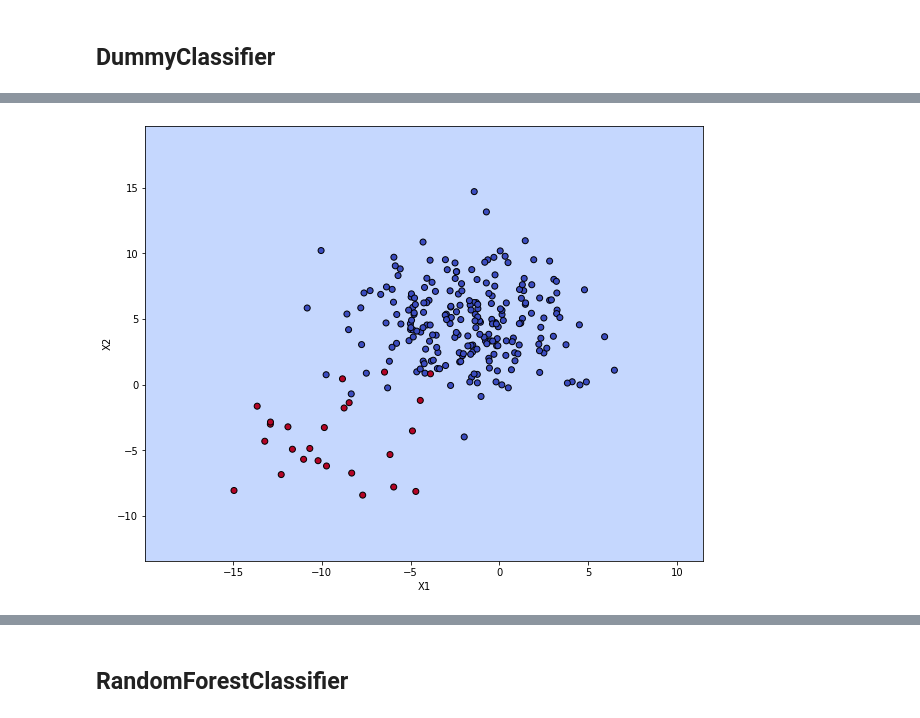
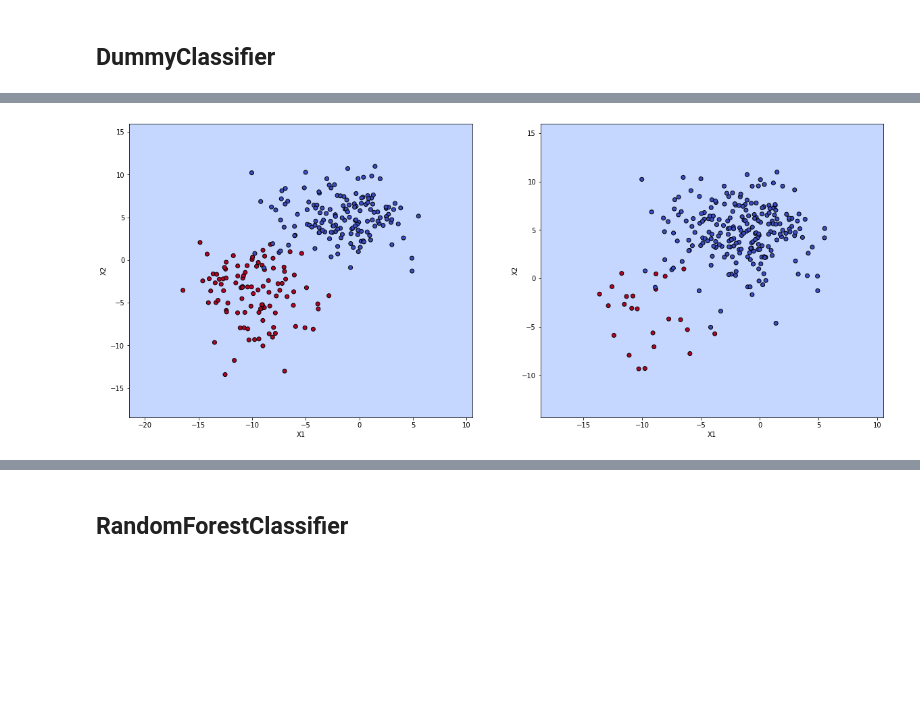
Before and after one commit to cenktura/data-science-experiments, a Jupyter notebook: Imbalanced Classification/sklearn_make_blobs.ipynb, the cells around one changed output, grey strips where cells are left out. Saved outputs shown, nothing was run; the diff lists cells and outputs as text; code cells hidden in the pictures; blank space fills up the shorter version.

```diff
--- a/Imbalanced Classification/sklearn_make_blobs.ipynb
+++ b/Imbalanced Classification/sklearn_make_blobs.ipynb
@@ -5,13 +5,16 @@ from sklearn.datasets import make_blobs
 # %% [markdown]
 ## Data Generation
 # %%
-X, y = make_blobs(n_samples=[900, 100], centers=None, n_features=2, random_state=1, cluster_std=3)
+X, y = make_blobs(n_samples=[600, 400], centers=None, n_features=2, random_state=1, cluster_std=3)
+X_imb, y_imb = make_blobs(n_samples=[900, 100], centers=None, n_features=2, random_state=1, cluster_std=3)
 
-fig, ax = plt.subplots(figsize=(10, 8))
+fig, (ax1, ax2) = plt.subplots(1, 2, figsize=(20, 8))
 for class_value in range(2):
     row_ix = np.where(y == class_value)
-    ax.scatter(X[row_ix, 0], X[row_ix, 1])
+    ax1.scatter(X[row_ix, 0], X[row_ix, 1])
 
-# show the plot
+for class_value in range(2):
+    row_ix = np.where(y_imb == class_value)
+    ax2.scatter(X_imb[row_ix, 0], X_imb[row_ix, 1])
 plt.show()
 # %% [output]
@@ -26,7 +29,14 @@ from sklearn.metrics import PrecisionRecallDisplay
 from sklearn.inspection import DecisionBoundaryDisplay
 # %%
 clf = DummyClassifier(strategy="most_frequent")
+clf_imb = DummyClassifier(strategy="most_frequent")
+
 X_train, X_test, y_train, y_test = train_test_split(X, y, test_size=0.25, stratify=y, random_state=42)
 clf.fit(X_train, y_train)
-clf.score(X_test, y_test)
+
+X_imb_train, X_imb_test, y_imb_train, y_imb_test = train_test_split(X_imb, y_imb, test_size=0.25, stratify=y, random_state=42)
+clf_imb.fit(X_imb_train, y_imb_train)
+
+print(f"Accuracy for imbalanced        : {clf.score(X_test, y_test)}")
+print(f"Accuracy for severe imbalanced : {clf_imb.score(X_imb_test, y_imb_test)}")
 # %% [output]
@@ -34,18 +45,13 @@ clf.score(X_test, y_test)
 # %%
-fig, ax = plt.subplots(figsize=(10, 8))
-disp = DecisionBoundaryDisplay.from_estimator(clf,
-                                              X_test,
-                                              response_method="predict",
-                                              xlabel="X1", ylabel="X2",
-                                              alpha=0.5,
-                                              eps=5,
-                                              cmap=plt.cm.coolwarm,
-                                              ax=ax)
+fig, (ax1, ax2) = plt.subplots(1, 2, figsize=(20, 8))
 
-disp.ax_.scatter(X_test[:, 0], X_test[:, 1],
-                 c=y_test, edgecolor="k",
-                 cmap=plt.cm.coolwarm)
+disp = DecisionBoundaryDisplay.from_estimator(clf, X_test, response_method="predict", xlabel="X1", ylabel="X2", alpha=0.5, eps=5, cmap=plt.cm.coolwarm, ax=ax1)
+disp.ax_.scatter(X_test[:, 0], X_test[:, 1], c=y_test, edgecolor="k", cmap=plt.cm.coolwarm)
+
+disp = DecisionBoundaryDisplay.from_estimator(clf_imb, X_imb_test, response_method="predict", xlabel="X1", ylabel="X2", alpha=0.5, eps=5, cmap=plt.cm.coolwarm, ax=ax2)
+disp.ax_.scatter(X_imb_test[:, 0], X_imb_test[:, 1], c=y_imb_test, edgecolor="k", cmap=plt.cm.coolwarm)
+
 plt.show()
 # %% [output]
-[figure, old version]
+[figure, new version]
 # %%
```
Also changed, not shown: parts of 9 cells of this notebook.
